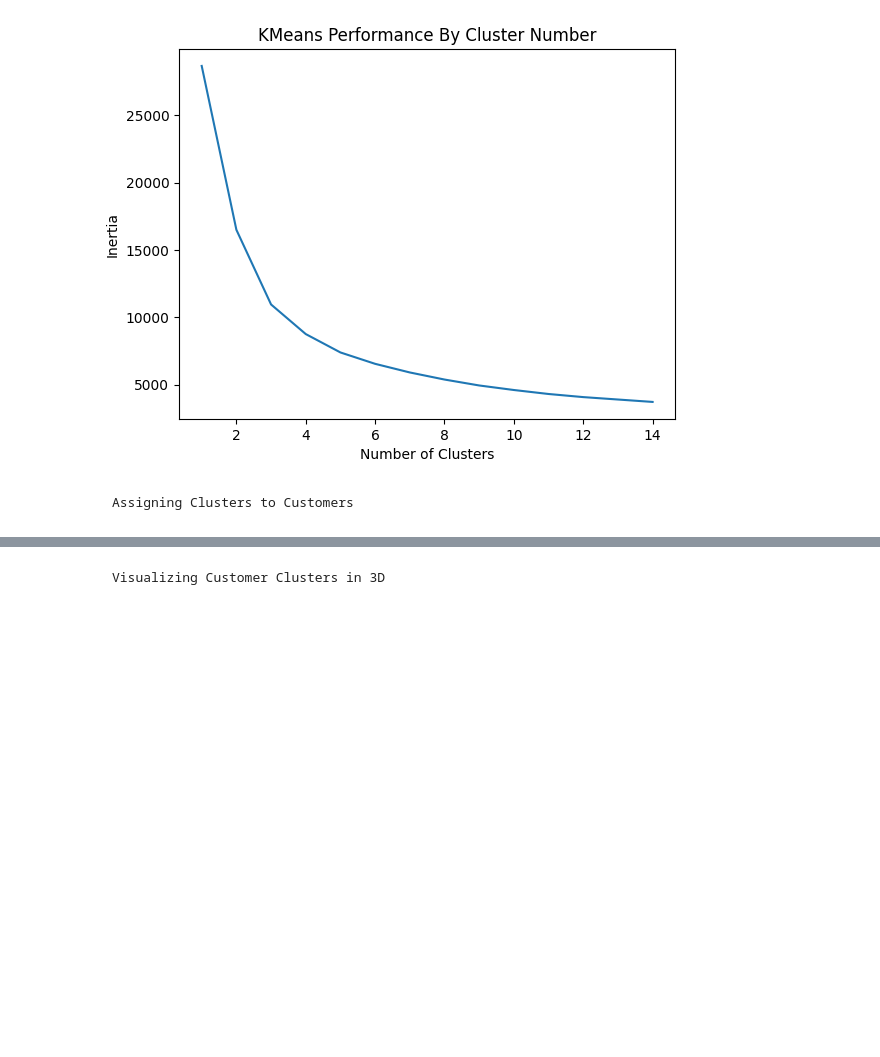
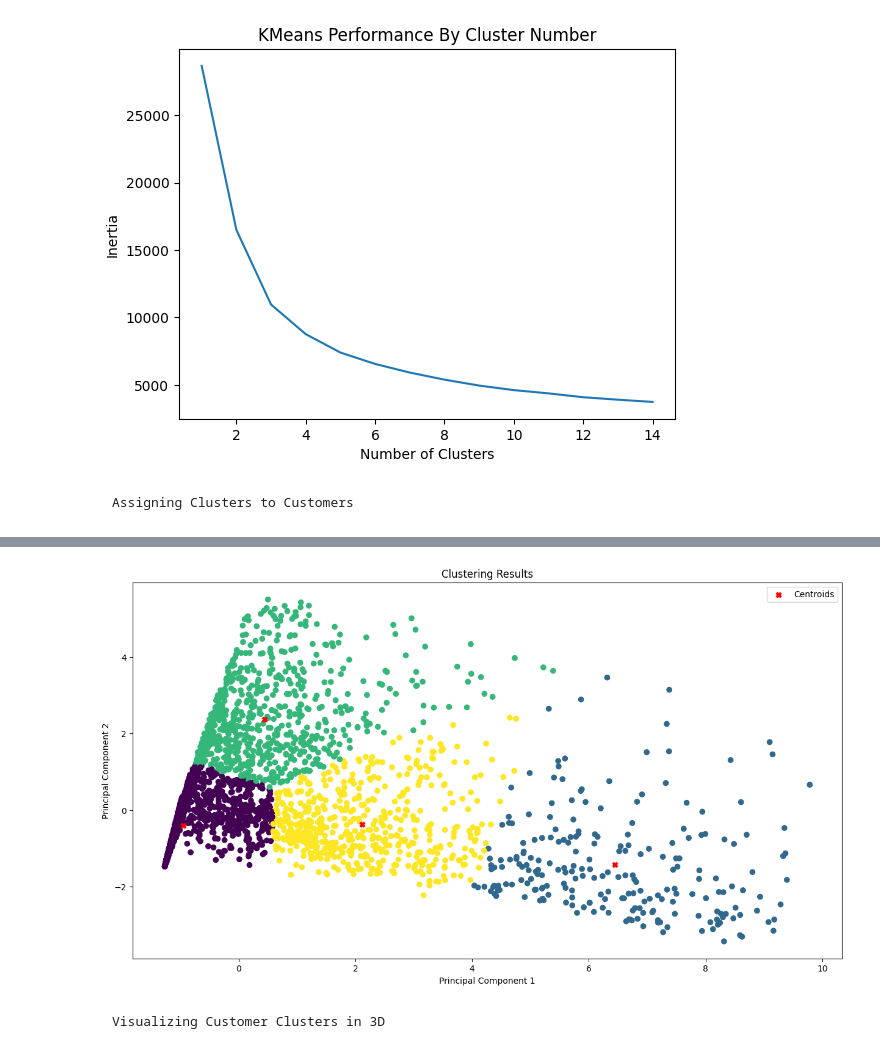
Before and after one commit to Noura-ou/projet_segmentation_client, a Jupyter notebook: src/test_noura.ipynb, the cells around one changed output, grey strips where cells are left out. Cells and saved outputs as stored; diff of their text form; code cells hidden in the pictures; blank space fills up the shorter version.

```diff
--- a/src/test_noura.ipynb
+++ b/src/test_noura.ipynb
@@ -243,6 +222,7 @@ Text(0.5, 1.0, 'KMeans Performance By Cluster Number')
 # %% [markdown]
     Assigning Clusters to Customers
 # %%
-kp = pd.Series(KMeans(n_clusters = 4, random_state=10, max_iter=3000).fit(rfms[c]).predict(rfms[c]))
-rfms['Cluster'] = kp
+n = ['principal_component_1',	'principal_component_2']
+kp = pd.Series(KMeans(n_clusters = 4, random_state=10, max_iter=3000).fit(df_acp[n]).predict(df_acp[n]))
+df_acp['Cluster'] = kp
 # %%
@@ -279,0 +251,21 @@ plt.show()
+# %%
+# Nombre de clusters souhaité
+n_clusters = 4
+
+# Instanciation de l'algorithme K-means
+kmeans = KMeans(n_clusters=n_clusters)
+
+# Apprentissage des clusters
+kmeans.fit(df_acp)
+
+# Assignation des clusters pour chaque point
+labels = kmeans.labels_
+
+# Coordonnées des centroides de chaque cluster
+centroids = kmeans.cluster_centers_
+
+# Affichage des résultats
+for i in range(n_clusters):
+    cluster_points = df_acp.iloc[labels == i]
+    print(f"Cluster {i+1}:")
+    print(cluster_points)
@@ -280,3 +290,18 @@ plt.show()
+# %%
+# Set the desired size of the figure
+fig, ax = plt.subplots(figsize=(15, 8))
+
+plt.scatter(df_acp.values[:, 0], df_acp.values[:, 1], c=labels)
+plt.scatter(centroids[:, 0], centroids[:, 1], c='red', marker='X', label='Centroids')
+plt.xlabel('Principal Component 1')
+plt.ylabel('Principal Component 2')
+plt.title('Clustering Results')
+
+
+plt.legend()
+plt.show()
+# %% [output]
+[figure, added]
 # %% [markdown]
     Visualizing Customer Clusters in 3D
 # %% [markdown]
```
Also changed, not shown: parts of 12 cells of this notebook.
